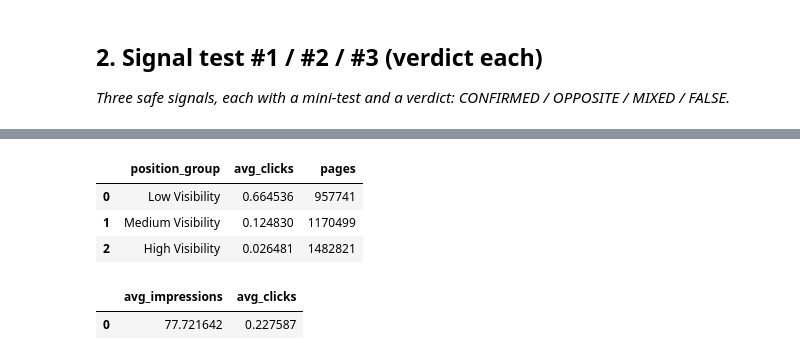
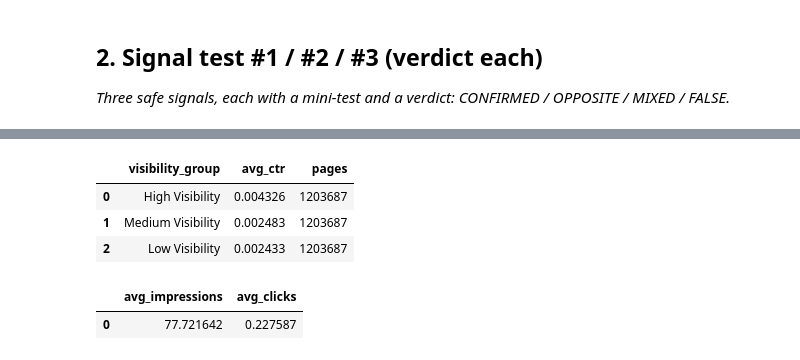
Before and after one commit to Vaib-raksh/Intern-ML, a Jupyter notebook: work/notebooks/w04_signal_audit.ipynb, the cells around one changed output, grey strips where cells are left out. Saved outputs shown, nothing was run; the diff lists cells and outputs as text; code cells hidden in the pictures.

```diff
--- a/work/notebooks/w04_signal_audit.ipynb
+++ b/work/notebooks/w04_signal_audit.ipynb
@@ -78,31 +88,53 @@ distribution_df.describe()
 # %%
 signal1 = con.sql(f"""
+WITH position_groups AS (
+
 SELECT
-CASE
-    WHEN gsc_sum_position < 100 THEN 'High Visibility'
-    WHEN gsc_sum_position < 500 THEN 'Medium Visibility'
-    ELSE 'Low Visibility'
-END AS position_group,
+    gsc_clicks,
+    gsc_impressions,
+    gsc_sum_position,
 
-AVG(gsc_clicks) AS avg_clicks,
-COUNT(*) AS pages
+    NTILE(3) OVER (
+        ORDER BY gsc_sum_position
+    ) AS position_group
 
 FROM read_parquet(
 '{DATASET}/fact_content_daily_performance/month=2026-03/*.parquet'
 )
 
-WHERE gsc_data_available IS TRUE
+WHERE
+gsc_data_available IS TRUE
+)
+
+SELECT
+
+CASE
+    WHEN position_group = 1 THEN 'High Visibility'
+    WHEN position_group = 2 THEN 'Medium Visibility'
+    ELSE 'Low Visibility'
+END AS visibility_group,
+
+AVG(
+CAST(gsc_clicks AS DOUBLE) /
+NULLIF(gsc_impressions,0)
+) AS avg_ctr,
+
+COUNT(*) AS pages
+
+FROM position_groups
 
 GROUP BY position_group
-ORDER BY avg_clicks DESC
+
+ORDER BY position_group
+
 """).df()
 
 signal1
 # %% [output]
-|  | position_group | avg_clicks | pages |
-| 0 | Low Visibility | 0.664536 | 957741 |
-| 1 | Medium Visibility | 0.124830 | 1170499 |
-| 2 | High Visibility | 0.026481 | 1482821 |
+|  | visibility_group | avg_ctr | pages |
+| 0 | High Visibility | 0.004326 | 1203687 |
+| 1 | Medium Visibility | 0.002483 | 1203687 |
+| 2 | Low Visibility | 0.002433 | 1203687 |
 # %%
 signal2 = con.sql(f"""
 SELECT
```
Also changed, not shown: parts of 1 cell of this notebook.
